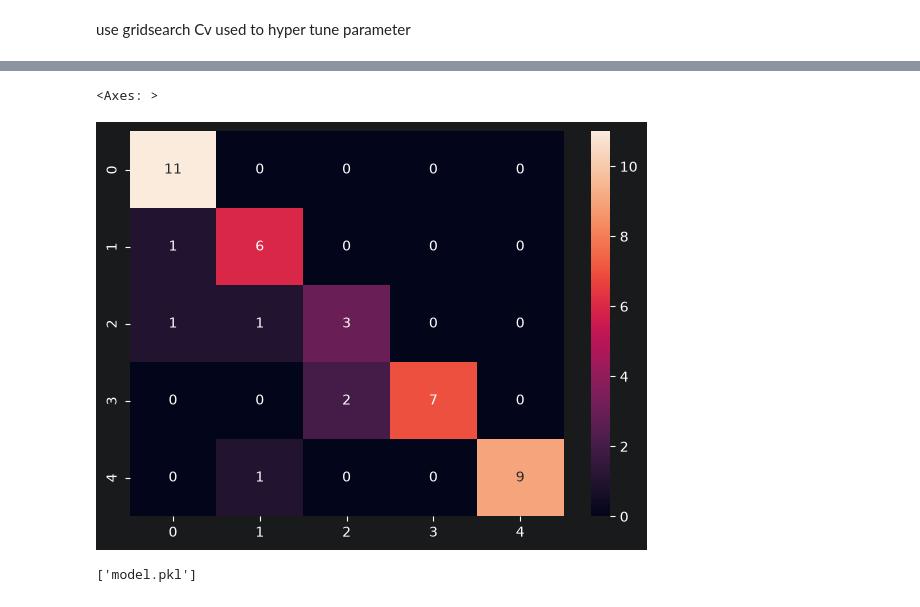
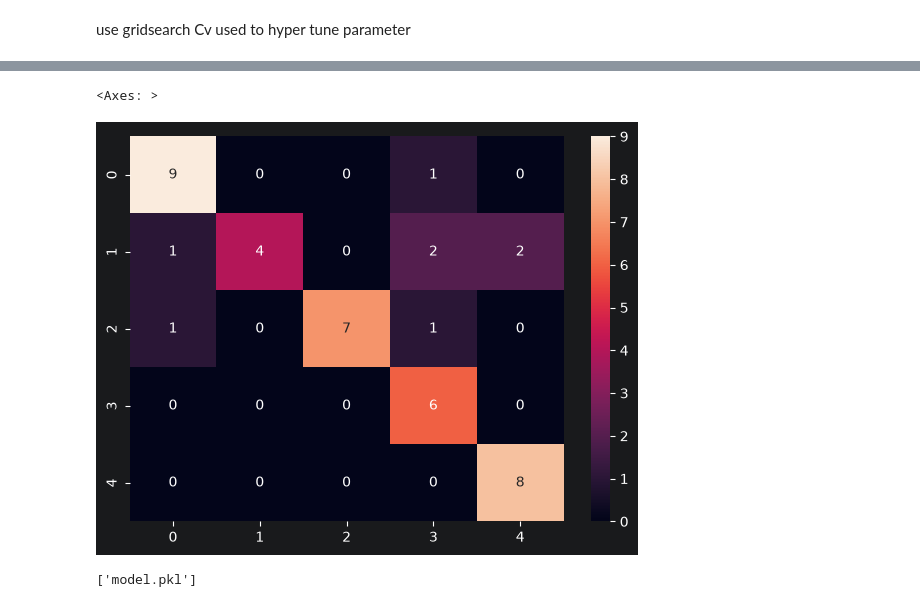
Before and after one commit to Aruunprakash/Image-Classification, a Jupyter notebook: model/class_model.ipynb, the cells around one changed output, grey strips where cells are left out. Cells and saved outputs as stored; diff of their text form; code cells hidden in the pictures.

```diff
--- a/model/class_model.ipynb
+++ b/model/class_model.ipynb
@@ -378,12 +376,12 @@ best_clf = best_estimators['svm'].score(X_test,y_test)
 # %%
 import seaborn as sn
 from sklearn.metrics import confusion_matrix
-cm = confusion_matrix(y_test, best_estimators['svm'].predict(X_test))
+cm = confusion_matrix(y_test, best_estimators['logistic_regression'].predict(X_test))
 plt.figure(figsize=(7,5))
 sn.heatmap(cm,annot=True)
 # %% [output]
 <Axes: >
-[figure, old version]
+[figure, new version]
 # %%
 import joblib
 joblib.dump(best_clf,'model.pkl')
```
Also changed, not shown: parts of 9 cells of this notebook, 9 other files.
